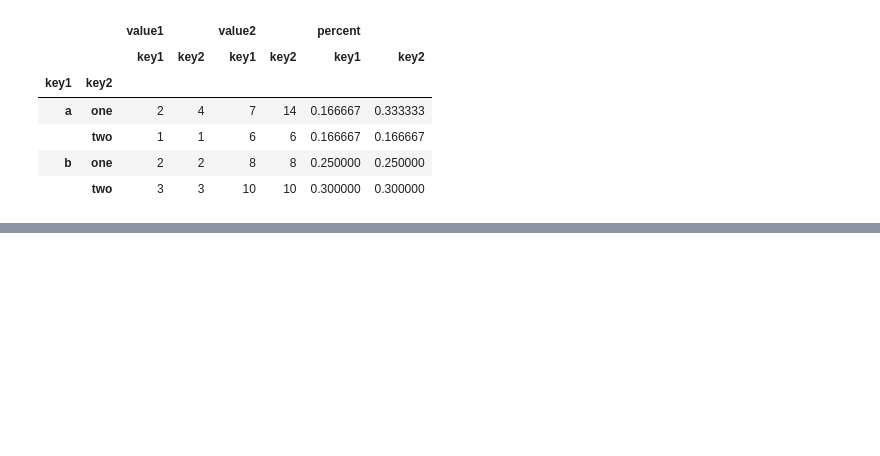
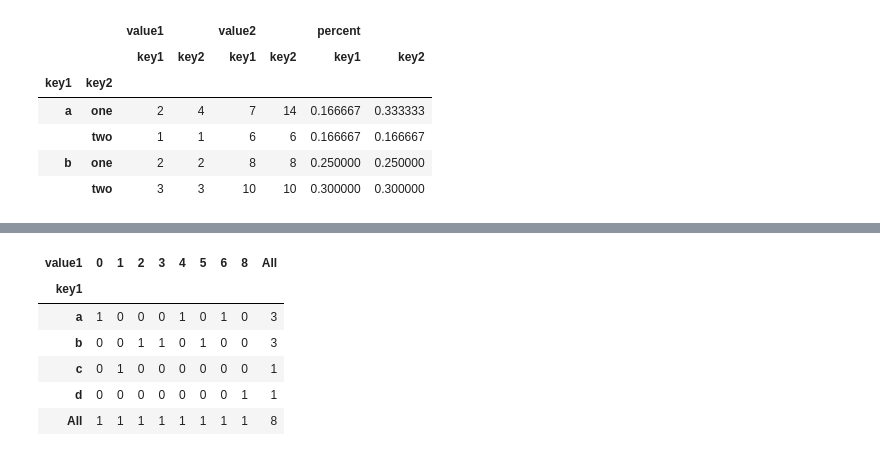
Before and after one commit to DepInjoy/PythonGrammarFoundation, a Jupyter notebook: jupyters/Pandas.ipynb, the cells around one changed output, grey strips where cells are left out. Drawn from its saved outputs; the diff is of its cells as text; code cells hidden in the pictures; blank space fills up the shorter version.

```diff
--- a/jupyters/Pandas.ipynb
+++ b/jupyters/Pandas.ipynb
@@ -416,0 +781,10 @@ df.groupby(["key1", "key2"]).agg([("key1","mean"), ("key2", "sum")])
+# %%
+pd.crosstab(df.key1, df.value1, margins=True)
+# %% [output]
+| value1 | 0 | 1 | 2 | 3 | 4 | 5 | 6 | 8 | All |
+| key1 |  |  |  |  |  |  |  |  |  |
+| a | 1 | 0 | 0 | 0 | 1 | 0 | 1 | 0 | 3 |
+| b | 0 | 0 | 1 | 1 | 0 | 1 | 0 | 0 | 3 |
+| c | 0 | 1 | 0 | 0 | 0 | 0 | 0 | 0 | 1 |
+| d | 0 | 0 | 0 | 0 | 0 | 0 | 0 | 1 | 1 |
+| All | 1 | 1 | 1 | 1 | 1 | 1 | 1 | 1 | 8 |
```
Also changed, not shown: parts of 42 cells of this notebook.
